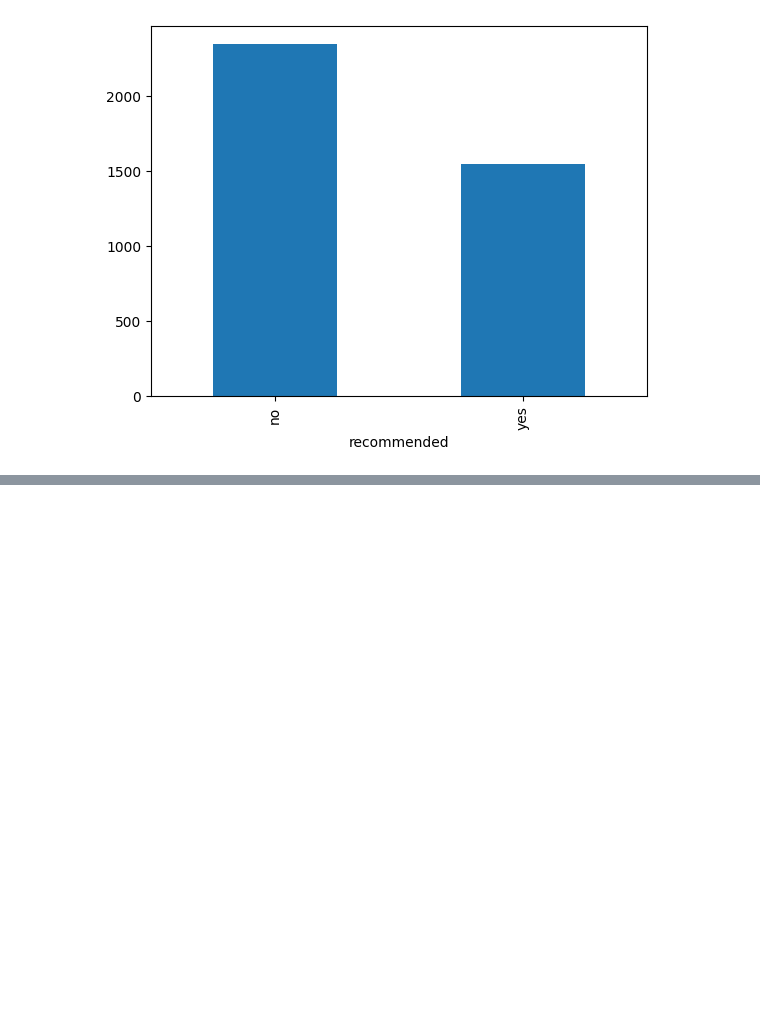
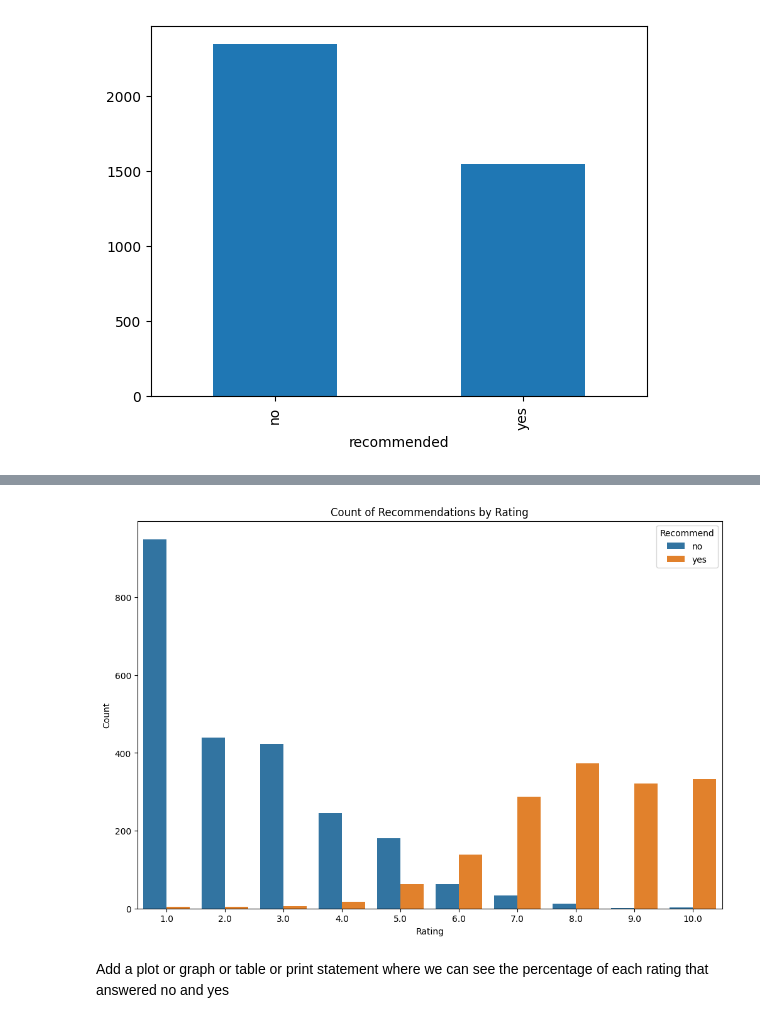
Before and after one commit to ryslipe/british_airlines, a Jupyter notebook: notebooks/01_load_and_validate_raw_data.ipynb, the cells around one changed output, grey strips where cells are left out. Drawn from its saved outputs; the diff is of its cells as text; code cells hidden in the pictures; blank space fills up the shorter version.

```diff
--- a/notebooks/01_load_and_validate_raw_data.ipynb
+++ b/notebooks/01_load_and_validate_raw_data.ipynb
@@ -538,0 +546,12 @@ reviews_df['recommended'].value_counts().plot(kind='bar')
+# %%
+
+# Create a count plot to see the count of 'Yes' and 'No' recommendations for each rating
+plt.figure(figsize=(12, 8))
+sns.countplot(x='rating', hue='recommended', data=reviews_df)
+plt.title('Count of Recommendations by Rating')
+plt.xlabel('Rating')
+plt.ylabel('Count')
+plt.legend(title='Recommend')
+plt.show()
+# %% [output]
+[figure, added]
@@ -538,0 +578,2 @@ reviews_df['recommended'].value_counts().plot(kind='bar')
+# %% [markdown]
+Add a plot or graph or table or print statement where we can see the percentage of each rating that answered no and yes
```
Also changed, not shown: parts of 7 cells of this notebook.
